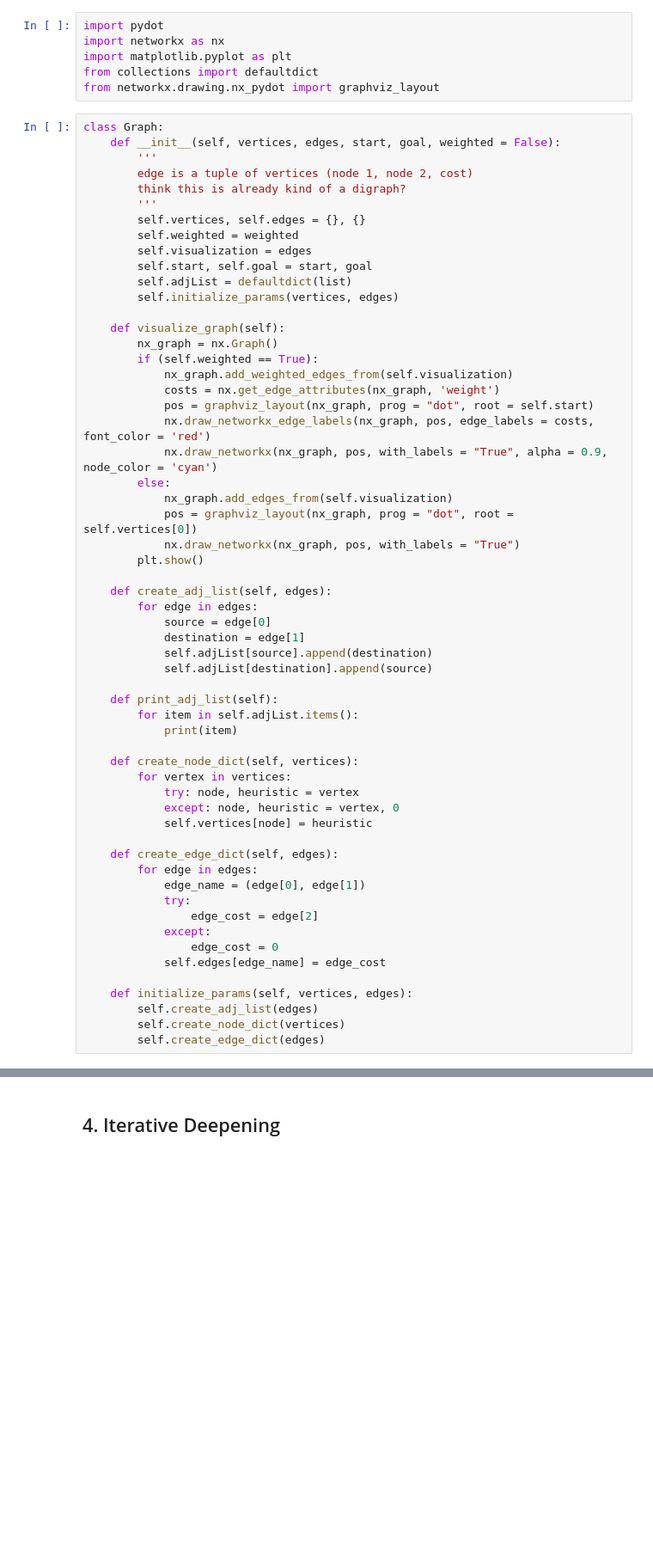
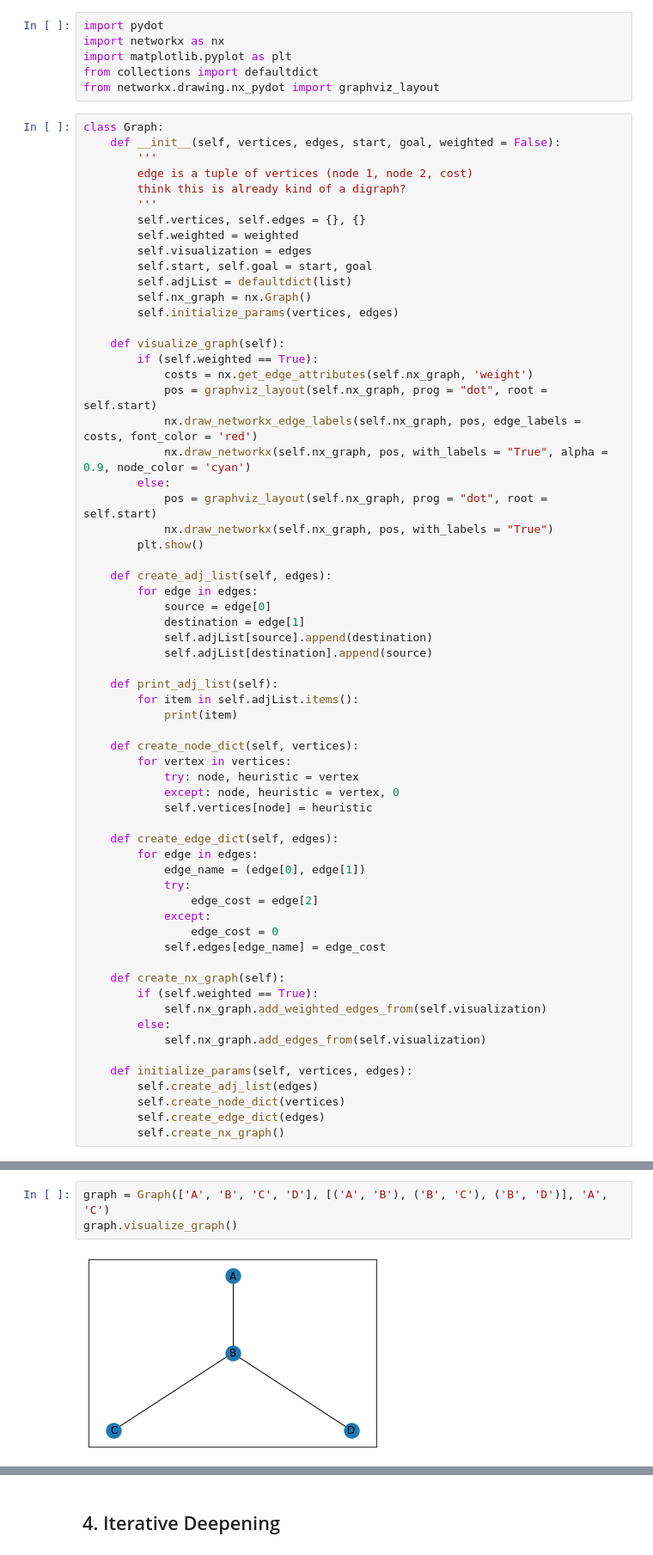
Before and after one commit to iGotsIt/AI-search-tool, a Jupyter notebook: AI Search Tool.ipynb, the cells around one changed output, grey strips where cells are left out. Shown: that part at 86% size. Cells and saved outputs as stored; diff of their text form; blank space fills up the shorter version.

```diff
--- a/AI Search Tool.ipynb
+++ b/AI Search Tool.ipynb
@@ -16,20 +16,18 @@ class Graph:
         self.visualization = edges
         self.start, self.goal = start, goal
         self.adjList = defaultdict(list)
+        self.nx_graph = nx.Graph()
         self.initialize_params(vertices, edges)
 
     def visualize_graph(self):
-        nx_graph = nx.Graph()
         if (self.weighted == True):
-            nx_graph.add_weighted_edges_from(self.visualization)
-            costs = nx.get_edge_attributes(nx_graph, 'weight')
-            pos = graphviz_layout(nx_graph, prog = "dot", root = self.start)
-            nx.draw_networkx_edge_labels(nx_graph, pos, edge_labels = costs, font_color = 'red')
-            nx.draw_networkx(nx_graph, pos, with_labels = "True", alpha = 0.9, node_color = 'cyan')
+            costs = nx.get_edge_attributes(self.nx_graph, 'weight')
+            pos = graphviz_layout(self.nx_graph, prog = "dot", root = self.start)
+            nx.draw_networkx_edge_labels(self.nx_graph, pos, edge_labels = costs, font_color = 'red')
+            nx.draw_networkx(self.nx_graph, pos, with_labels = "True", alpha = 0.9, node_color = 'cyan')
         else:
-            nx_graph.add_edges_from(self.visualization)
-            pos = graphviz_layout(nx_graph, prog = "dot", root = self.vertices[0])
-            nx.draw_networkx(nx_graph, pos, with_labels = "True")
+            pos = graphviz_layout(self.nx_graph, prog = "dot", root = self.start)
+            nx.draw_networkx(self.nx_graph, pos, with_labels = "True")
         plt.show()
 
     def create_adj_list(self, edges):
@@ -58,7 +56,14 @@ class Graph:
                 edge_cost = 0
             self.edges[edge_name] = edge_cost
 
+    def create_nx_graph(self):
+        if (self.weighted == True):
+            self.nx_graph.add_weighted_edges_from(self.visualization)
+        else:
+            self.nx_graph.add_edges_from(self.visualization)
+
     def initialize_params(self, vertices, edges):
         self.create_adj_list(edges)
         self.create_node_dict(vertices)
         self.create_edge_dict(edges)
+        self.create_nx_graph()
@@ -138,3 +144,8 @@ def DFS(graph):
         frontier_steps.append(deepcopy(frontier))
         explored_steps.append(deepcopy(explored))
         paths_history.append(get_path(current_node, previous_node))
+# %%
+graph = Graph(['A', 'B', 'C', 'D'], [('A', 'B'), ('B', 'C'), ('B', 'D')], 'A', 'C')
+graph.visualize_graph()
+# %% [output]
+[figure, added]
```
Also changed, not shown: parts of 8 cells of this notebook.
